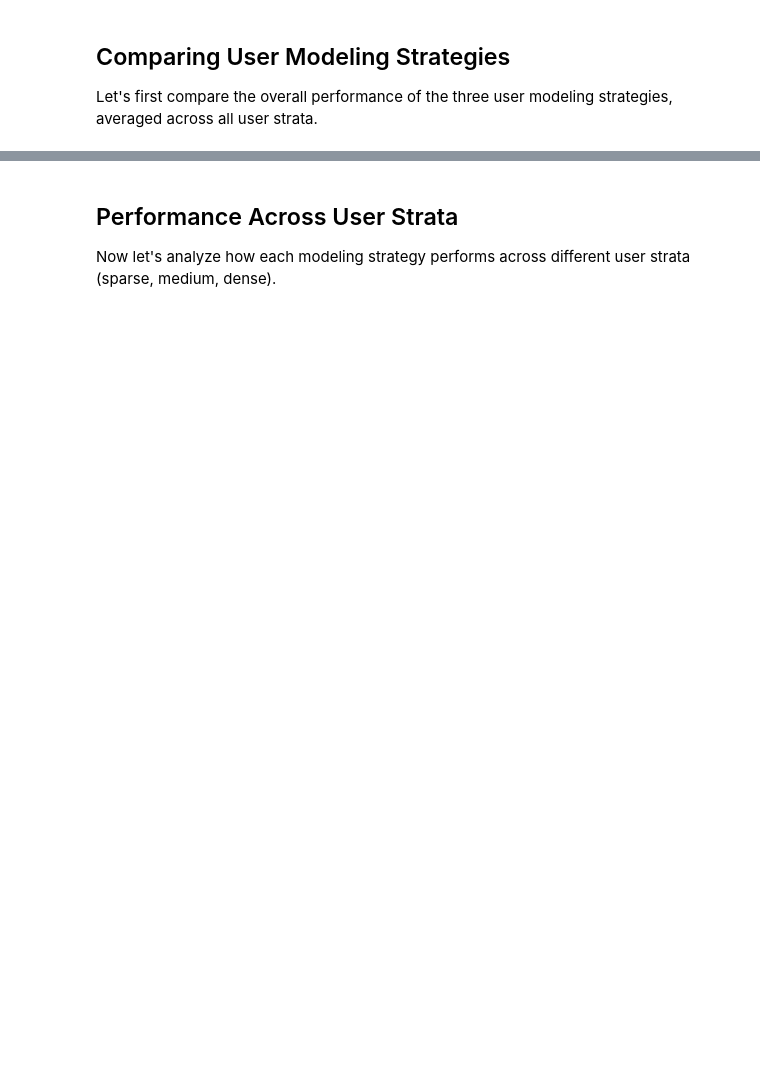
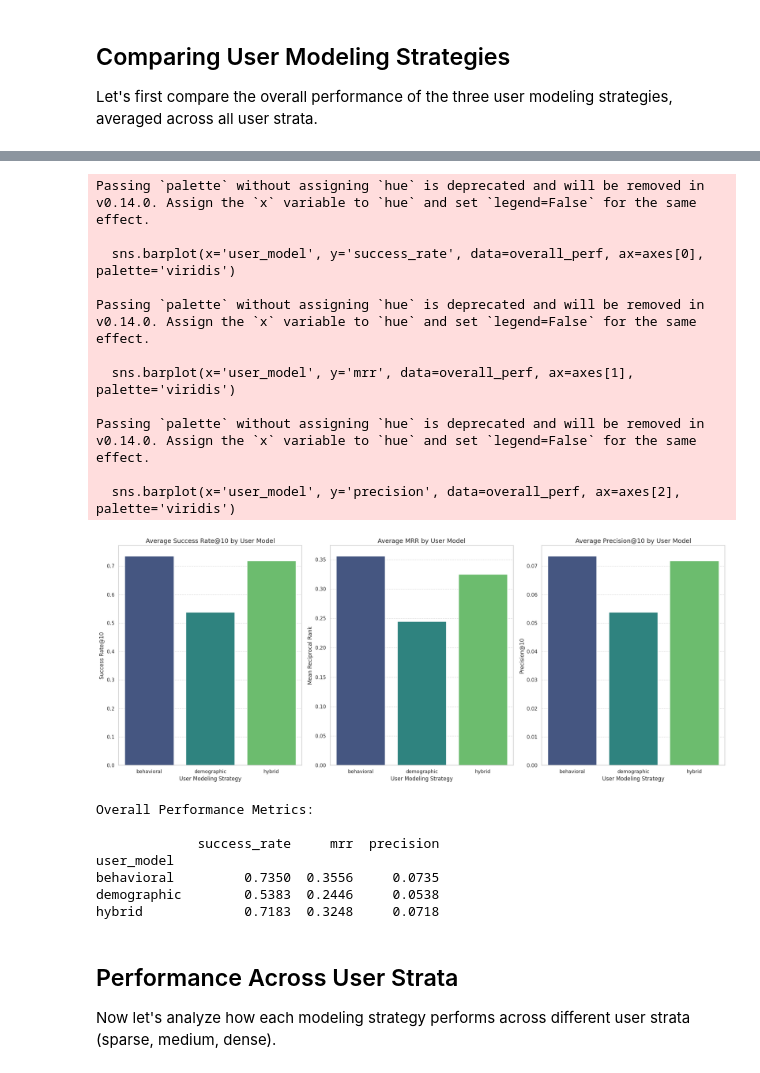
Before and after one commit to github-bowen/RecSys-User-Modeling-Study, a Jupyter notebook: notebooks/2-results-visualization.ipynb, the cells around one changed output, grey strips where cells are left out. Saved outputs shown, nothing was run; the diff lists cells and outputs as text; code cells hidden in the pictures; blank space fills up the shorter version.

```diff
--- a/notebooks/2-results-visualization.ipynb
+++ b/notebooks/2-results-visualization.ipynb
@@ -15,7 +15,7 @@ sns.set(style="whitegrid")
 %matplotlib inline
 
 # Load results
-RESULTS_PATH = "../results/metrics.csv"
+RESULTS_PATH = "../local_results/metrics.csv"
 
 if os.path.exists(RESULTS_PATH):
     results = pd.read_csv(RESULTS_PATH)
@@ -86,29 +95,56 @@ results.head()
 # %%
 # Overall performance comparison
 overall_perf = results.groupby('user_model')[['success_rate', 'mrr', 'precision']].mean().reset_index()
 
-fig, axes = plt.subplots(1, 2, figsize=(15, 6))
+fig, axes = plt.subplots(1, 3, figsize=(20, 8))
 
 # Success Rate comparison
 sns.barplot(x='user_model', y='success_rate', data=overall_perf, ax=axes[0], palette='viridis')
 axes[0].set_title('Average Success Rate@10 by User Model', fontsize=14)
 axes[0].set_xlabel('User Modeling Strategy', fontsize=12)
 axes[0].set_ylabel('Success Rate@10', fontsize=12)
 axes[0].grid(axis='y', linestyle='--', alpha=0.7)
 
 # MRR comparison
 sns.barplot(x='user_model', y='mrr', data=overall_perf, ax=axes[1], palette='viridis')
 axes[1].set_title('Average MRR by User Model', fontsize=14)
 axes[1].set_xlabel('User Modeling Strategy', fontsize=12)
 axes[1].set_ylabel('Mean Reciprocal Rank', fontsize=12)
 axes[1].grid(axis='y', linestyle='--', alpha=0.7)
 
+# Precision comparison
+sns.barplot(x='user_model', y='precision', data=overall_perf, ax=axes[2], palette='viridis')
+axes[2].set_title('Average Precision@10 by User Model', fontsize=14)
+axes[2].set_xlabel('User Modeling Strategy', fontsize=12)
+axes[2].set_ylabel('Precision@10', fontsize=12)
+axes[2].grid(axis='y', linestyle='--', alpha=0.7)
+
 plt.tight_layout()
 plt.show()
 
 # Print the exact numbers
 print("\nOverall Performance Metrics:\n")
 print(overall_perf.set_index('user_model').round(4))
+# %% [output]
+Passing `palette` without assigning `hue` is deprecated and will be removed in v0.14.0. Assign the `x` variable to `hue` and set `legend=False` for the same effect.
+
+  sns.barplot(x='user_model', y='success_rate', data=overall_perf, ax=axes[0], palette='viridis')
+
+Passing `palette` without assigning `hue` is deprecated and will be removed in v0.14.0. Assign the `x` variable to `hue` and set `legend=False` for the same effect.
+
+  sns.barplot(x='user_model', y='mrr', data=overall_perf, ax=axes[1], palette='viridis')
+
+Passing `palette` without assigning `hue` is deprecated and will be removed in v0.14.0. Assign the `x` variable to `hue` and set `legend=False` for the same effect.
+
+  sns.barplot(x='user_model', y='precision', data=overall_perf, ax=axes[2], palette='viridis')
+[figure, added]
+Overall Performance Metrics:
+
+             success_rate     mrr  precision
+user_model
+behavioral         0.7350  0.3556     0.0735
+demographic        0.5383  0.2446     0.0538
+hybrid             0.7183  0.3248     0.0718
 # %% [markdown]
 ## Performance Across User Strata
 
```
Also changed, not shown: parts of 9 cells of this notebook, 1 other file.
